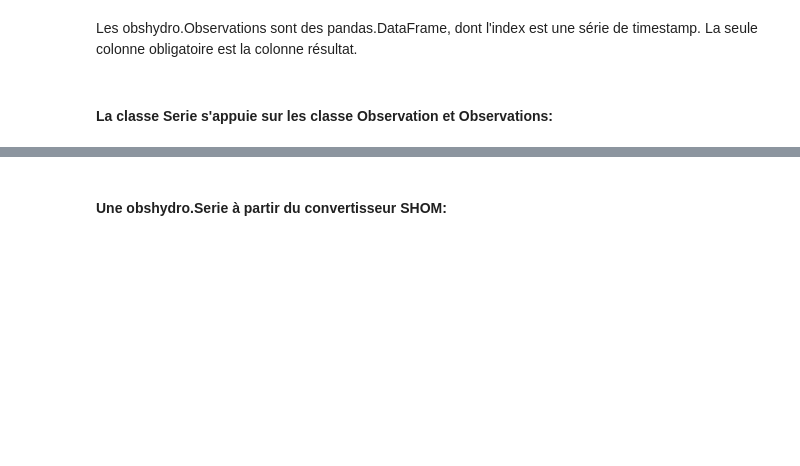
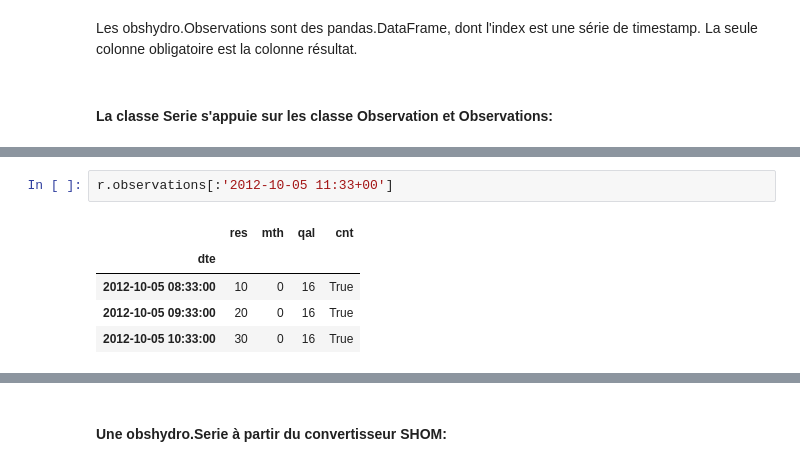
Before and after one commit to sebromon/libhydro, a Jupyter notebook: doc/development_guide/notebook/tutorial.ipynb, the cells around one changed output, grey strips where cells are left out. Drawn from its saved outputs; the diff is of its cells as text; blank space fills up the shorter version.

```diff
--- a/doc/development_guide/notebook/tutorial.ipynb
+++ b/doc/development_guide/notebook/tutorial.ipynb
@@ -77,0 +130,8 @@ dte
+# %%
+r.observations[:'2012-10-05 11:33+00']
+# %% [output]
+|  | res | mth | qal | cnt |
+| dte |  |  |  |  |
+| 2012-10-05 08:33:00 | 10 | 0 | 16 | True |
+| 2012-10-05 09:33:00 | 20 | 0 | 16 | True |
+| 2012-10-05 10:33:00 | 30 | 0 | 16 | True |
```
Also changed, not shown: parts of 12 cells of this notebook, 4 other files.
